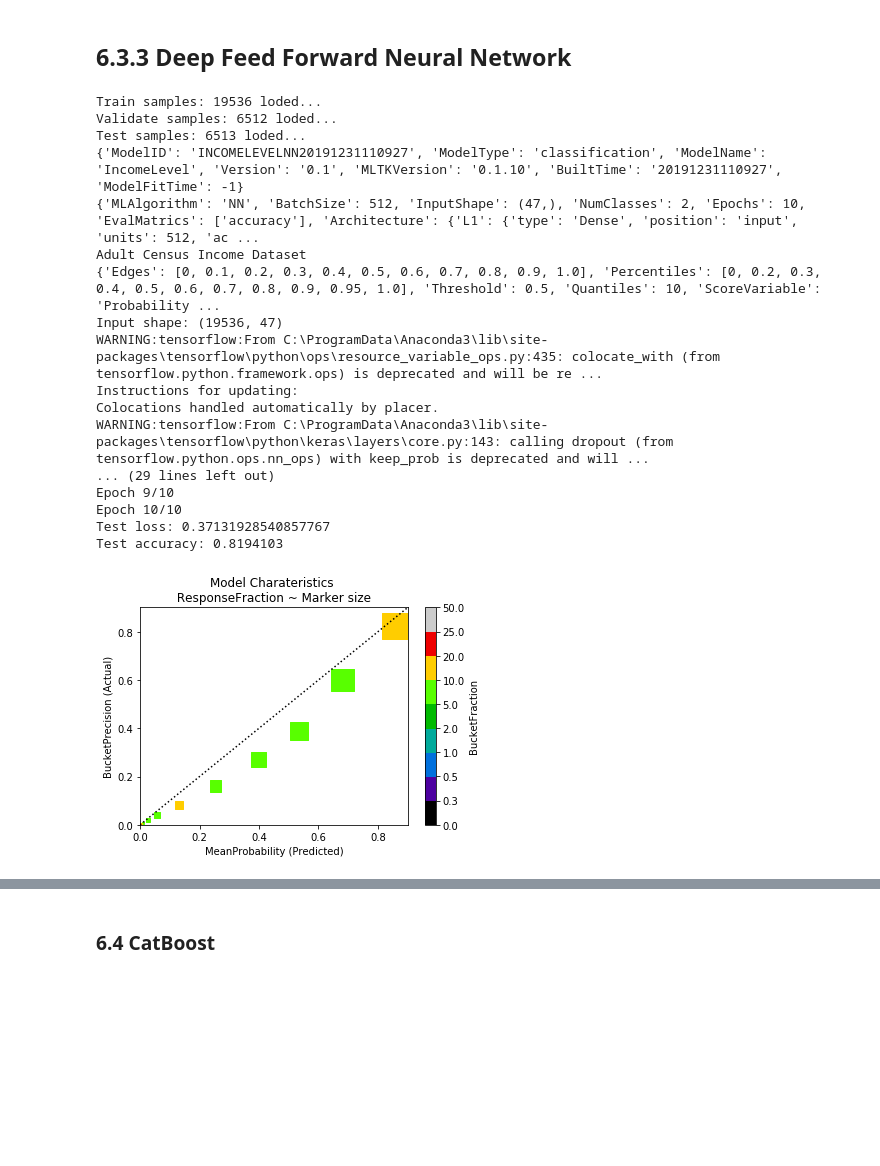
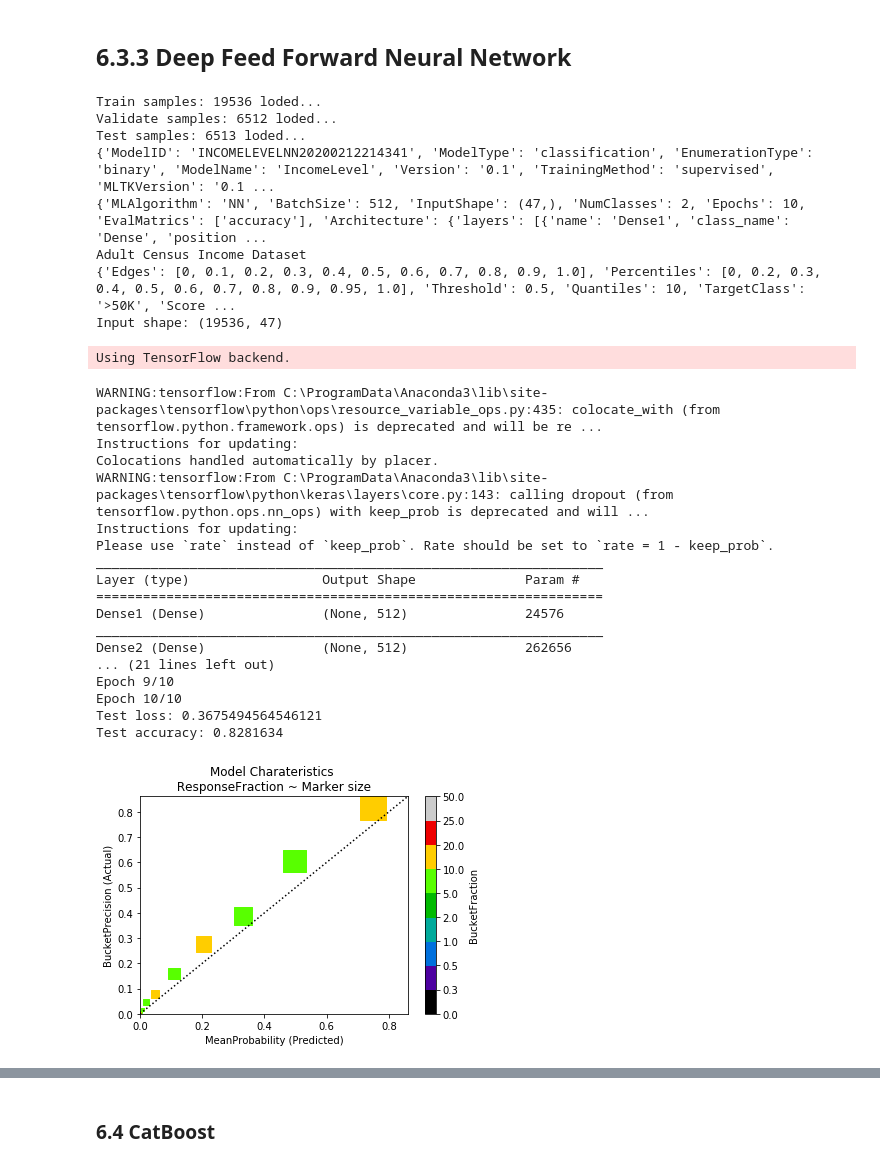
Before and after one commit to mltoolkit/MLToolKit, a Jupyter notebook: MLToolKit Example - Adult Census Income.ipynb, the cells around one changed output, grey strips where cells are left out. Drawn from its saved outputs; the diff is of its cells as text; code cells hidden in the pictures; blank space fills up the shorter version.

```diff
--- a/MLToolKit Example - Adult Census Income.ipynb
+++ b/MLToolKit Example - Adult Census Income.ipynb
@@ -939,6 +939,8 @@ modelVariables = [
 # %%
 sample_attributes = {'SampleDescription':'Adult Census Income Dataset',
                     'NumClasses':2,
+                    'ClassLabelsMap':{'<=50K':0, '>50K':1},
+                     'DataFormat':'table',
                     'RecordIdentifiers':identifierColumns,
                     'ModelDataStats':modelDataStats
                     }
@@ -947,6 +949,7 @@ score_parameters = {'Edges':[0, 0.1, 0.2, 0.3, 0.4, 0.5, 0.6, 0.7, 0.8, 0.9, 1.0
                     'Percentiles':[0, 0.2, 0.3, 0.4, 0.5, 0.6, 0.7, 0.8, 0.9, 0.95, 1.0],
                     'Threshold':0.5,
                    'Quantiles':10,
+                    'TargetClass': '>50K',
                    'ScoreVariable':'Probability',
                    'ScoreLabel':'Score',
                    'QuantileLabel':'Quantile',
@@ -955,9 +958,11 @@ score_parameters = {'Edges':[0, 0.1, 0.2, 0.3, 0.4, 0.5, 0.6, 0.7, 0.8, 0.9, 1.0
 
 model_attributes = {
                     'ModelID': None,
-                    'ModelType':'classification',
+                    'ModelType':'classification',# 'regression'
+                    'EnumerationType': 'binary', # 'multi' 'mono' None
                     'ModelName': 'IncomeLevel',
                     'Version':'0.1',
+                    'TrainingMethod': 'supervised'
                    }
 # %% [markdown]
 ## 6.3 Models
@@ -1106,52 +1115,63 @@ RFModel.model_evaluation['RobustnessTable'].style.background_gradient(cmap='RdYl
 ## 6.3.3 Deep Feed Forward Neural Network
 # %%
 inputShape = (len(modelVariables),)
-architecture = {
-        'L1':{'type': 'Dense', 'position':'input', 'units': 512, 'activation':'relu', 'input_shape':inputShape},
-        'L2':{'type': 'Dense', 'position':'hidden', 'units': 512, 'activation':'relu'},
-        'L3':{'type': 'Dropout', 'position':'hidden', 'rate':0.5},
-        'L4':{'type': 'Dense', 'position':'output', 'units': 2, 'activation':'softmax', 'output_shape':None},
-       }
+
+architecture = {'layers': [
+        {'name': 'Dense1', 'class_name': 'Dense', 'position':'input', 'config':{'units': 512, 'activation':'relu', 'input_shape':inputShape}},
+        {'name': 'Dense2', 'class_name': 'Dense', 'position':'hidden', 'config':{'units': 512, 'activation':'relu', 'kernel_regularizer':{'l1':0.01}}},
+        {'name': 'Dropout1', 'class_name': 'Dropout', 'position':'hidden', 'config':{'rate':0.5, 'noise_shape':None, 'seed':None}},
+        {'name': 'Dense3', 'class_name': 'Dense', 'position':'output',  'config':{'units': 2, 'activation':'softmax'}}
+       ]}
 # %%
 model_parameters = {'MLAlgorithm':'NN',
                     'BatchSize':512,
                    'InputShape':inputShape,
                    'NumClasses':2,
                    'Epochs':10,
                    'EvalMatrics':['accuracy'],
-                   'Architecture':architecture}
+                   'Architecture':architecture,
+                   'Verbose':True}
 
 NNModel = mltk.build_ml_model(TrainDataset, ValidateDataset, TestDataset,
                                   model_variables=modelVariables,
                                   variable_setup = None,
                                   target_variable=targetVariable,
                                   model_attributes=model_attributes,
                                   sample_attributes=sample_attributes,
                                   model_parameters=model_parameters,
                                   score_parameters=score_parameters,
                                   return_model_object=True,
                                   show_results=False,
                                   show_plot=True
                                   )
 # %% [output]
 Train samples: 19536 loded...
 Validate samples: 6512 loded...
 Test samples: 6513 loded...
-{'ModelID': 'INCOMELEVELNN20191231110927', 'ModelType': 'classification', 'ModelName': 'IncomeLevel', 'Version': '0.1', 'MLTKVersion': '0.1.10', 'BuiltTime': '20191231110927', 'ModelFitTime': -1}
-{'MLAlgorithm': 'NN', 'BatchSize': 512, 'InputShape': (47,), 'NumClasses': 2, 'Epochs': 10, 'EvalMatrics': ['accuracy'], 'Architecture': {'L1': {'type': 'Dense', 'position': 'input', 'units': 512, 'ac ...
+{'ModelID': 'INCOMELEVELNN20200212214341', 'ModelType': 'classification', 'EnumerationType': 'binary', 'ModelName': 'IncomeLevel', 'Version': '0.1', 'TrainingMethod': 'supervised', 'MLTKVersion': '0.1 ...
+{'MLAlgorithm': 'NN', 'BatchSize': 512, 'InputShape': (47,), 'NumClasses': 2, 'Epochs': 10, 'EvalMatrics': ['accuracy'], 'Architecture': {'layers': [{'name': 'Dense1', 'class_name': 'Dense', 'position ...
 Adult Census Income Dataset
-{'Edges': [0, 0.1, 0.2, 0.3, 0.4, 0.5, 0.6, 0.7, 0.8, 0.9, 1.0], 'Percentiles': [0, 0.2, 0.3, 0.4, 0.5, 0.6, 0.7, 0.8, 0.9, 0.95, 1.0], 'Threshold': 0.5, 'Quantiles': 10, 'ScoreVariable': 'Probability ...
+{'Edges': [0, 0.1, 0.2, 0.3, 0.4, 0.5, 0.6, 0.7, 0.8, 0.9, 1.0], 'Percentiles': [0, 0.2, 0.3, 0.4, 0.5, 0.6, 0.7, 0.8, 0.9, 0.95, 1.0], 'Threshold': 0.5, 'Quantiles': 10, 'TargetClass': '>50K', 'Score ...
 Input shape: (19536, 47)
-WARNING:tensorflow:From C:\ProgramData\Anaconda3\lib\site-packages\tensorflow\python\ops\resource_variable_ops.py:435: colocate_with (from tensorflow.python.framework.ops) is deprecated and will be re ...
-Instructions for updating:
-Colocations handled automatically by placer.
-WARNING:tensorflow:From C:\ProgramData\Anaconda3\lib\site-packages\tensorflow\python\keras\layers\core.py:143: calling dropout (from tensorflow.python.ops.nn_ops) with keep_prob is deprecated and will ...
-... (29 lines left out)
-Epoch 9/10
-Epoch 10/10
-Test loss: 0.37131928540857767
-Test accuracy: 0.8194103
+Using TensorFlow backend.
+WARNING:tensorflow:From C:\ProgramData\Anaconda3\lib\site-packages\tensorflow\python\ops\resource_variable_ops.py:435: colocate_with (from tensorflow.python.framework.ops) is deprecated and will be re ...
+Instructions for updating:
+Colocations handled automatically by placer.
+WARNING:tensorflow:From C:\ProgramData\Anaconda3\lib\site-packages\tensorflow\python\keras\layers\core.py:143: calling dropout (from tensorflow.python.ops.nn_ops) with keep_prob is deprecated and will ...
+Instructions for updating:
+Please use `rate` instead of `keep_prob`. Rate should be set to `rate = 1 - keep_prob`.
+_________________________________________________________________
+Layer (type)                 Output Shape              Param #
+=================================================================
+Dense1 (Dense)               (None, 512)               24576
+_________________________________________________________________
+Dense2 (Dense)               (None, 512)               262656
+... (21 lines left out)
+Epoch 9/10
+Epoch 10/10
+Test loss: 0.3675494564546121
+Test accuracy: 0.8281634
-[figure, old version]
+[figure, new version]
 # %%
 print(NNModel.model_attributes['ModelID'])
 print(NNModel.model_interpretation['ModelSummary'])
```
Also changed, not shown: parts of 45 cells of this notebook, 4 other files.
